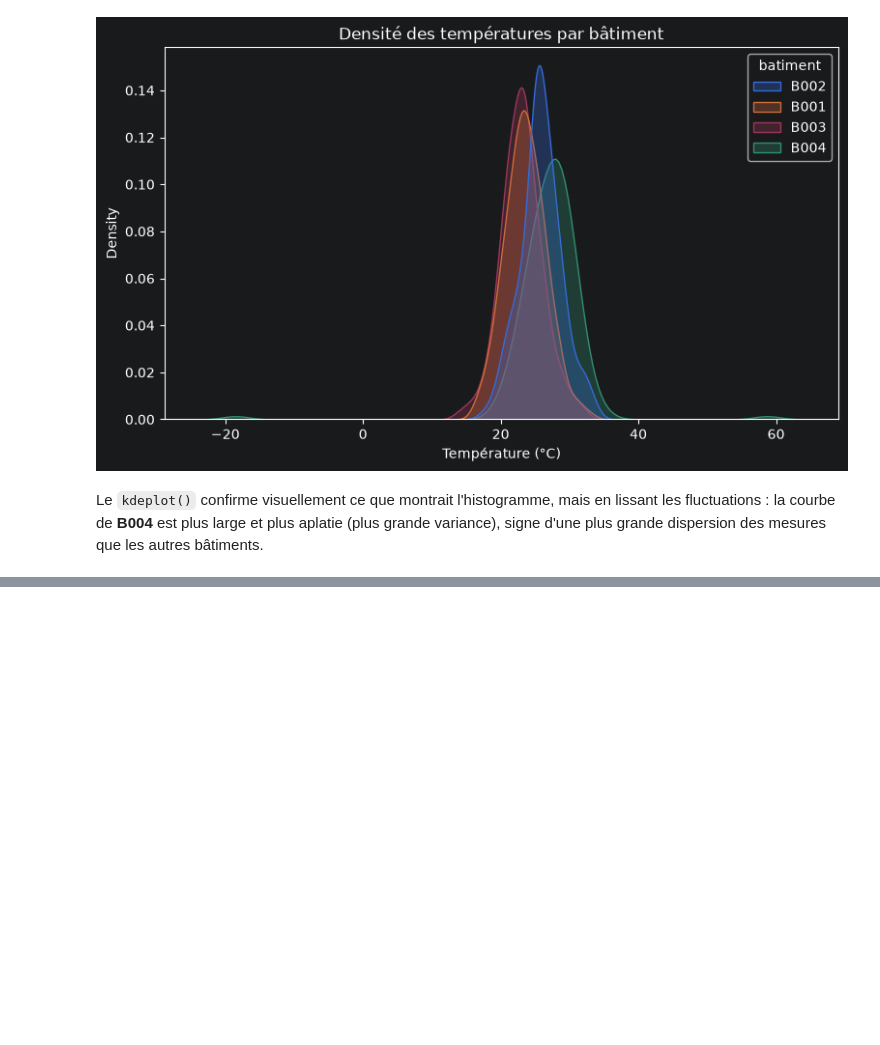
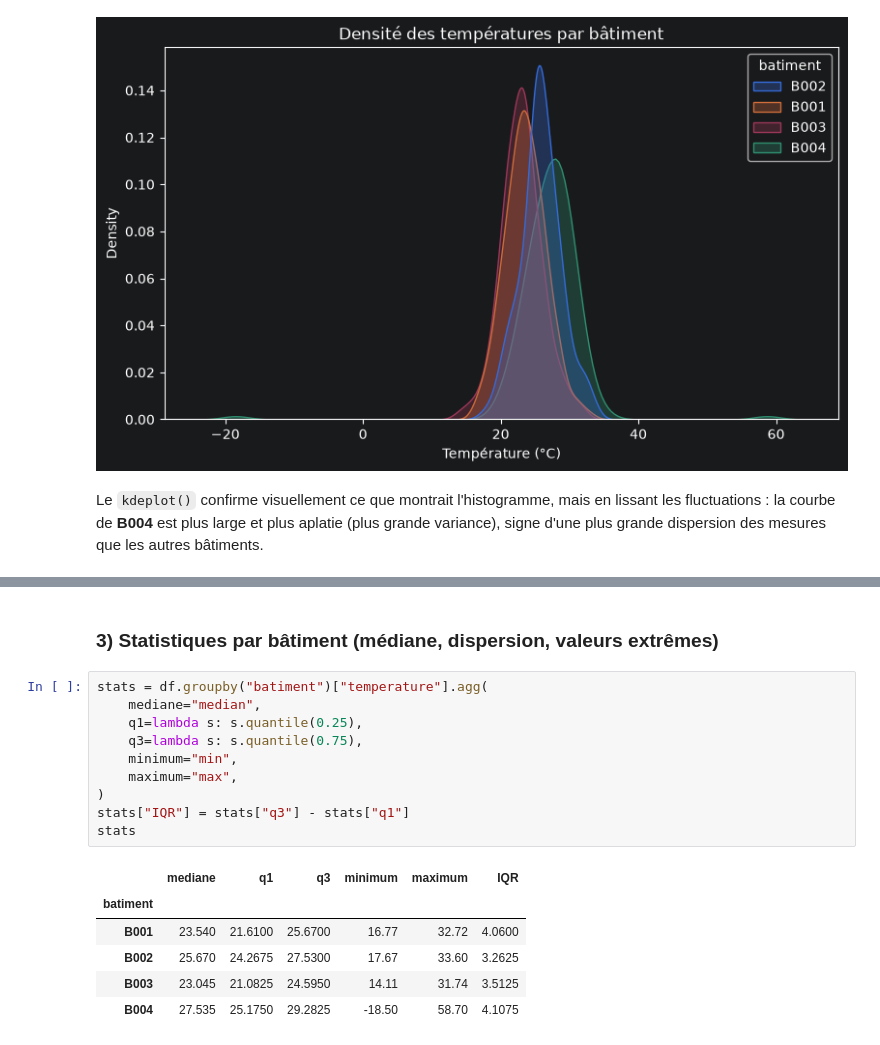
Before and after one commit to massamba0809/atelier_seaborn_iot, a Jupyter notebook: notebooks/atelier_seaborn_iot.ipynb, the cells around one changed output, grey strips where cells are left out. Drawn from its saved outputs; the diff is of its cells as text; blank space fills up the shorter version.

```diff
--- a/notebooks/atelier_seaborn_iot.ipynb
+++ b/notebooks/atelier_seaborn_iot.ipynb
@@ -165,0 +186,19 @@ Le `kdeplot()` confirme visuellement ce que montrait l'histogramme, mais en liss
+# %% [markdown]
+### 3) Statistiques par bâtiment (médiane, dispersion, valeurs extrêmes)
+# %%
+stats = df.groupby("batiment")["temperature"].agg(
+    mediane="median",
+    q1=lambda s: s.quantile(0.25),
+    q3=lambda s: s.quantile(0.75),
+    minimum="min",
+    maximum="max",
+)
+stats["IQR"] = stats["q3"] - stats["q1"]
+stats
+# %% [output]
+|  | mediane | q1 | q3 | minimum | maximum | IQR |
+| batiment |  |  |  |  |  |  |
+| B001 | 23.540 | 21.6100 | 25.6700 | 16.77 | 32.72 | 4.0600 |
+| B002 | 25.670 | 24.2675 | 27.5300 | 17.67 | 33.60 | 3.2625 |
+| B003 | 23.045 | 21.0825 | 24.5950 | 14.11 | 31.74 | 3.5125 |
+| B004 | 27.535 | 25.1750 | 29.2825 | -18.50 | 58.70 | 4.1075 |
```
Also changed, not shown: parts of 6 cells of this notebook.
